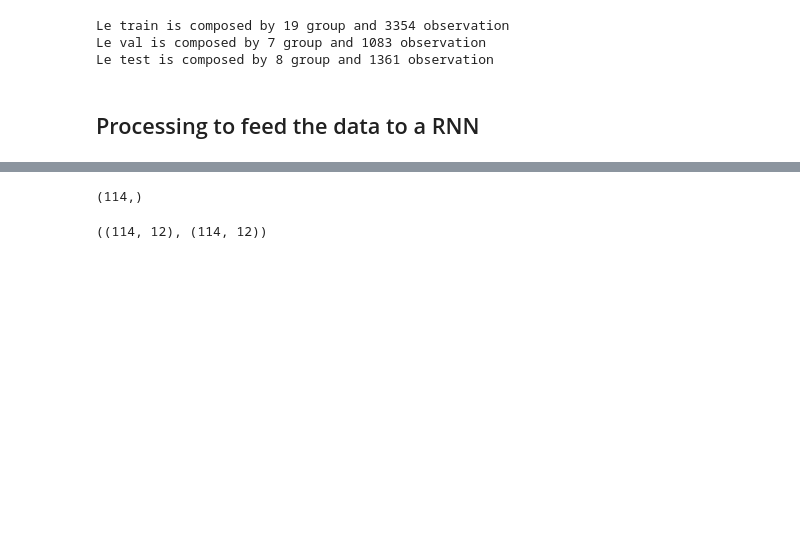
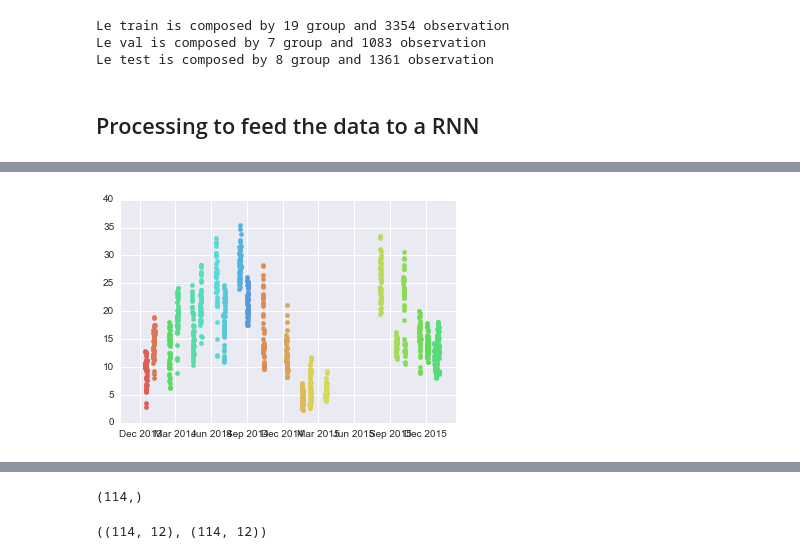
Before and after one commit to cthorey/fognet, a Jupyter notebook: test.ipynb, the cells around one changed output, grey strips where cells are left out. Saved outputs shown, nothing was run; the diff lists cells and outputs as text; code cells hidden in the pictures; blank space fills up the shorter version.

```diff
--- a/test.ipynb
+++ b/test.ipynb
@@ -63,4 +52,0 @@ np.zeros((10,)+gp[gp.columns[:-3]].iloc[0:10].shape).shape
-# %%
-gp = train.groupby('group').get_group('group1')
-X = np.zeros((nb_seqs, *gp[gp.feats].iloc[kmin:kmax]).shape)
-y = np.zeros((nb_seqs, *gp[gp.labels].iloc[kmin:kmax].shape))
@@ -108,0 +109,7 @@ mask = mask[0].astype('int')
+# %%
+i= 0
+for key,gp in gptest:
+    plt.scatter(gp.index,gp.temp,color = sns.color_palette('hls',len(df_train.groupby('group')))[i])
+    i+=1
+# %% [output]
+[figure, added]
```
Also changed, not shown: parts of 30 cells of this notebook, 2 other files.
